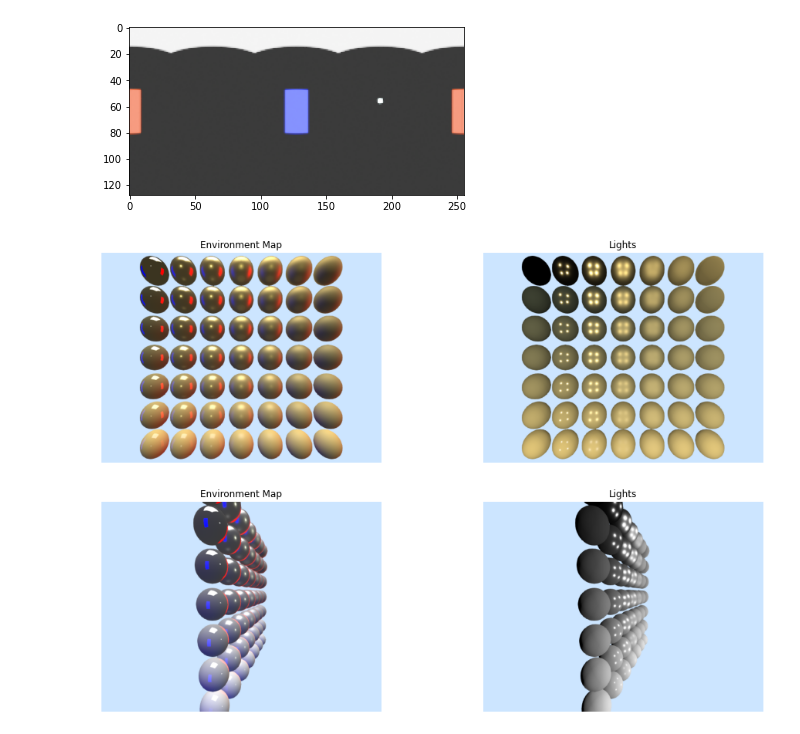
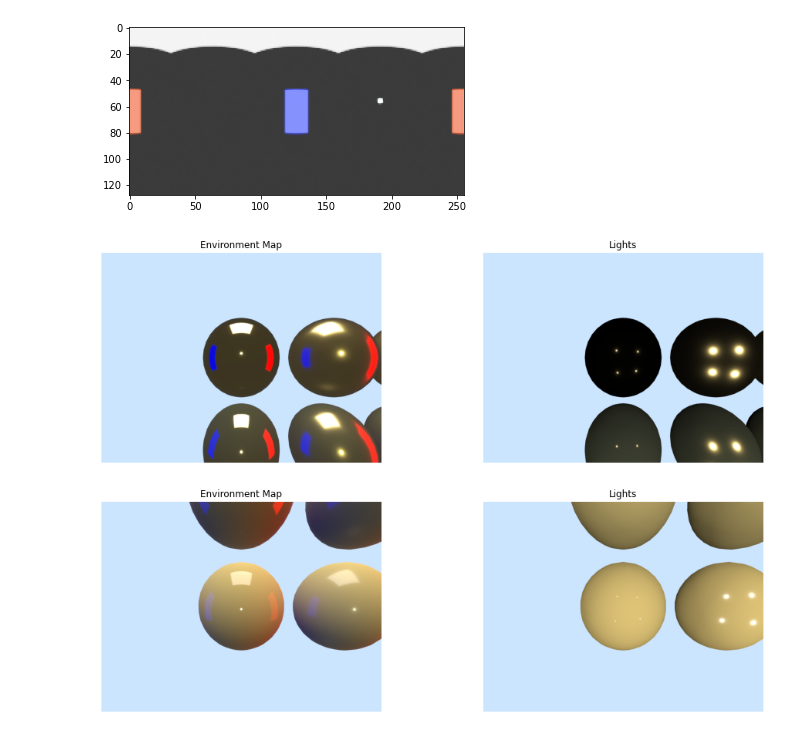
Before and after one commit to SeanCurtis-TRI/drake, a Jupyter notebook: tutorials/configuring_lighting.ipynb, the cells around one changed output. Drawn from its saved outputs; the diff is of its cells as text; code cells hidden in the pictures.

Commit message:
Various experiements with the PBR model
Still trying to figure out why lights are so much more intense.

Back to why are things so bright?

```diff
--- a/tutorials/configuring_lighting.ipynb
+++ b/tutorials/configuring_lighting.ipynb
@@ -246,7 +246,7 @@ class RenderComparator:
         fov_y = 75 / 180 * math.pi
         core = RenderCameraCore(
             renderer_name=renderer_name,
-            intrinsics=CameraInfo(width=640, height=480, fov_y=fov_y),
+            intrinsics=CameraInfo(width=1024, height=768, fov_y=fov_y),
             clipping=ClippingRange(0.1, 100.0),
             X_BS=RigidTransform())
         return ColorRenderCamera(core=core)
@@ -1616,54 +1629,56 @@ meshcat.SetEnvironmentMap(png_path)
 # %%
 # Experiment to see how much PBR interacts with lighting as documented in
 # https://learnopengl.com/PBR/Lighting
+hdr125_path = FindResourceOrThrow("drake/tutorials/resources/env_color_room_125.hdr")
 
 comparator = RenderComparator(meshcat)
 
 N = 7
-delta = 1.0 / (7 - 1)
+values = np.linspace(0.01, 1.0, N)
 
-for m in range(N):
-    metallic = delta * m
-    for r in range(N):
+for z, metallic in enumerate(values):
+    for x, roughness in enumerate(values):
         comparator.add_ball(
             pbr_material={
-                "roughnessFactor": delta * r,
+                "roughnessFactor": roughness,
                 "metallicFactor": metallic,
                 "baseColorFactor": [0.8, 0.6, 0.2, 1]},
-            position=[2.2 * r, 0, 2.2 * m])
+            position=[2.2 * x, 0, 2.2 * z])
 
 comparator.visualize()
 
 # Add a simple environment map.
 
-l = {"type": "point", "frame": "world"}
+l = {"type": "point", "frame": "world", "intensity": 1}
 d = 15
 y = 25
 c = 2.2 * (N - 1) * 0.5
 comparator.set_render_engines([
     RenderEngineSpec("Environment Map",
                      {"environment_map": EnvironmentMap(
                         skybox=False,
                         texture=EquirectangularMap(path=hdr125_path)),
                       # Disable the light; only ambient light in the scene.
                       "lights": [LightParameter(intensity=0)]}),
     RenderEngineSpec("Lights",
                      {"lights": [
                          LightParameter(**(l | {"position": [c - d, -y, c + d]})),
                          LightParameter(**(l | {"position": [c - d, -y, c - d]})),
                          LightParameter(**(l | {"position": [c + d, -y, c + d]})),
                          LightParameter(**(l | {"position": [c + d, -y, c - d]})),
                      ]})
 ])
 
 # Center on the ball, with it largely filling the frame.
 comparator.pose_camera_once(camera_in_world=[c, -10.5, c],
                             target_in_world=[c, 2.5, c])
+comparator.pose_camera_once(camera_in_world=[0, -3.5, 2 * c],
+                            target_in_world=[0, 2.5, 2 * c])
 
 comparator.render()
 # %% [output]
-[figure, old version]
+[figure, new version]
 # %%
 comparator.render()
 # %% [output]
-[figure, old version]
+[figure, new version]
```
Also changed, not shown: parts of 10 cells of this notebook.
